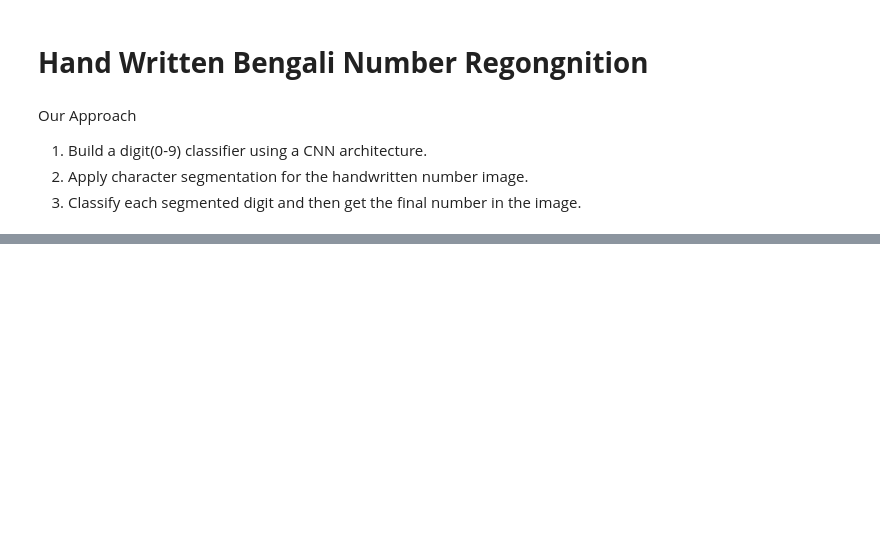
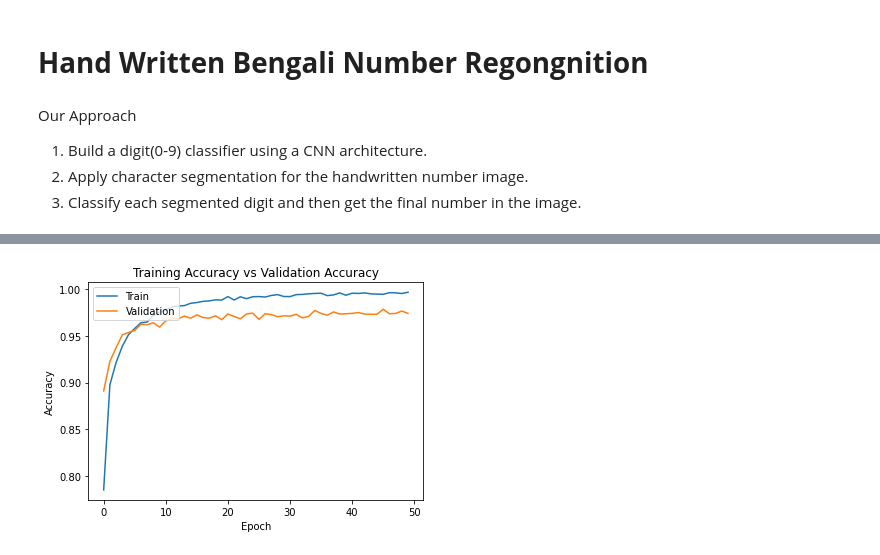
Before and after one commit to SukantoKumarDas/Handwritten-Bangla-Number-Recognition-OCR, a Jupyter notebook: Handwritten_Bengali_Number_Recognition.ipynb, the cells around one changed output, grey strips where cells are left out. Saved outputs shown, nothing was run; the diff lists cells and outputs as text; code cells hidden in the pictures; blank space fills up the shorter version.

```diff
--- a/Handwritten_Bengali_Number_Recognition.ipynb
+++ b/Handwritten_Bengali_Number_Recognition.ipynb
@@ -79,0 +84,4 @@ for i in os.listdir(dir):
+# %%
+val_X = np.array(val_X)/255.0
+val_X = val_X.reshape(-1,32,32,1)
+val_Y = np.array(val_Y)
@@ -79,0 +94,15 @@ for i in os.listdir(dir):
+# %%
+model = Sequential()
+
+model.add(Conv2D(32, (3, 3), padding = "same", activation='relu', input_shape=(32,32,1)))
+model.add(MaxPooling2D(pool_size=(2,2)))
+model.add(Conv2D(64, (3, 3), activation='relu'))
+model.add(MaxPooling2D(pool_size=(2,2)))
+model.add(Conv2D(128, (3, 3), activation='relu'))
+model.add(MaxPooling2D(pool_size=(2,2)))
+model.add(Dropout(0.25))
+
+model.add(Flatten())
+model.add(Dense(128, activation='relu'))
+model.add(Dropout(0.2))
+model.add(Dense(10, activation='softmax'))
@@ -79,0 +129,4 @@ for i in os.listdir(dir):
+# %%
+model.compile(loss='categorical_crossentropy', optimizer="adam",metrics=['accuracy'])
+# %%
+history = model.fit(train_X,train_Y, epochs=50, batch_size=32, validation_data = (val_X, val_Y),  verbose=1)
@@ -79,0 +151,10 @@ for i in os.listdir(dir):
+# %%
+plt.plot(history.history['accuracy'])
+plt.plot(history.history['val_accuracy'])
+plt.title('Training Accuracy vs Validation Accuracy')
+plt.ylabel('Accuracy')
+plt.xlabel('Epoch')
+plt.legend(['Train', 'Validation'], loc='upper left')
+plt.show()
+# %% [output]
+[figure, added]
```
Also changed, not shown: parts of 19 cells of this notebook.
